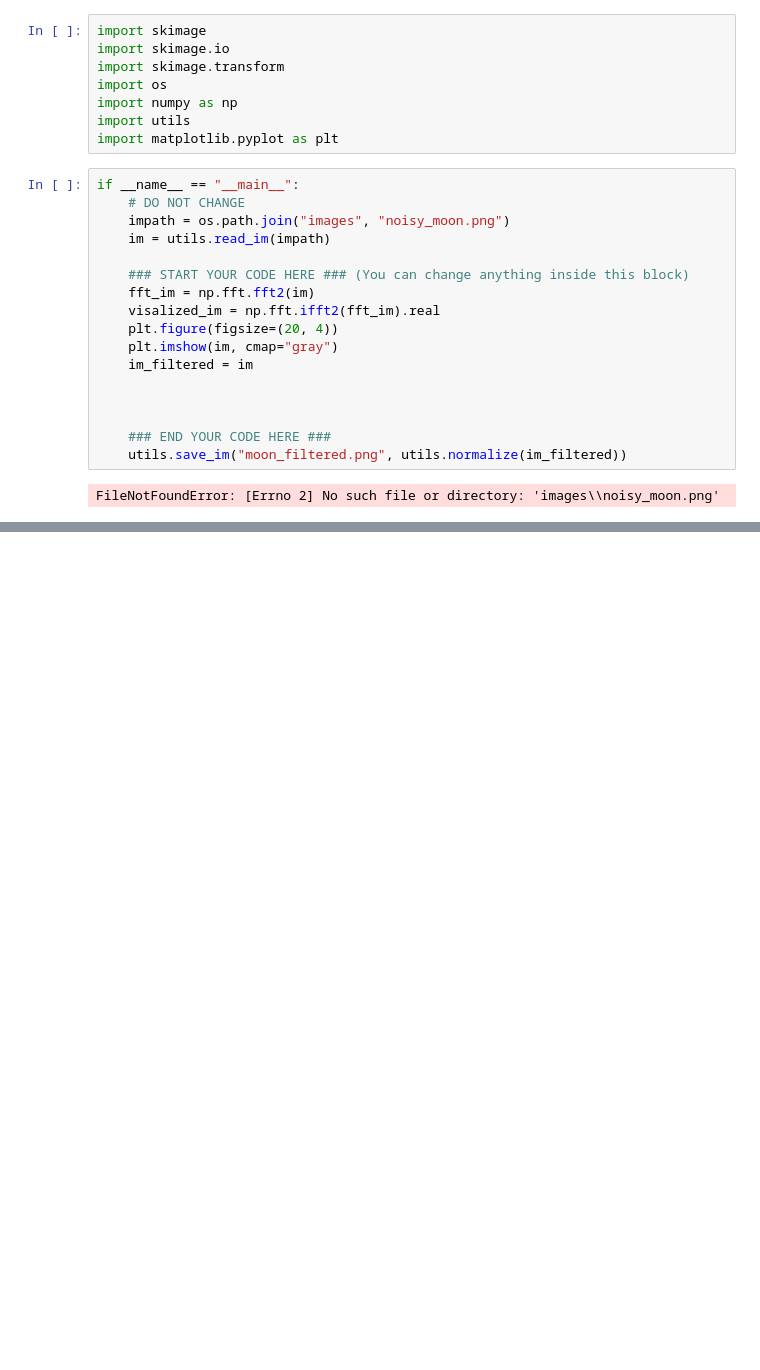
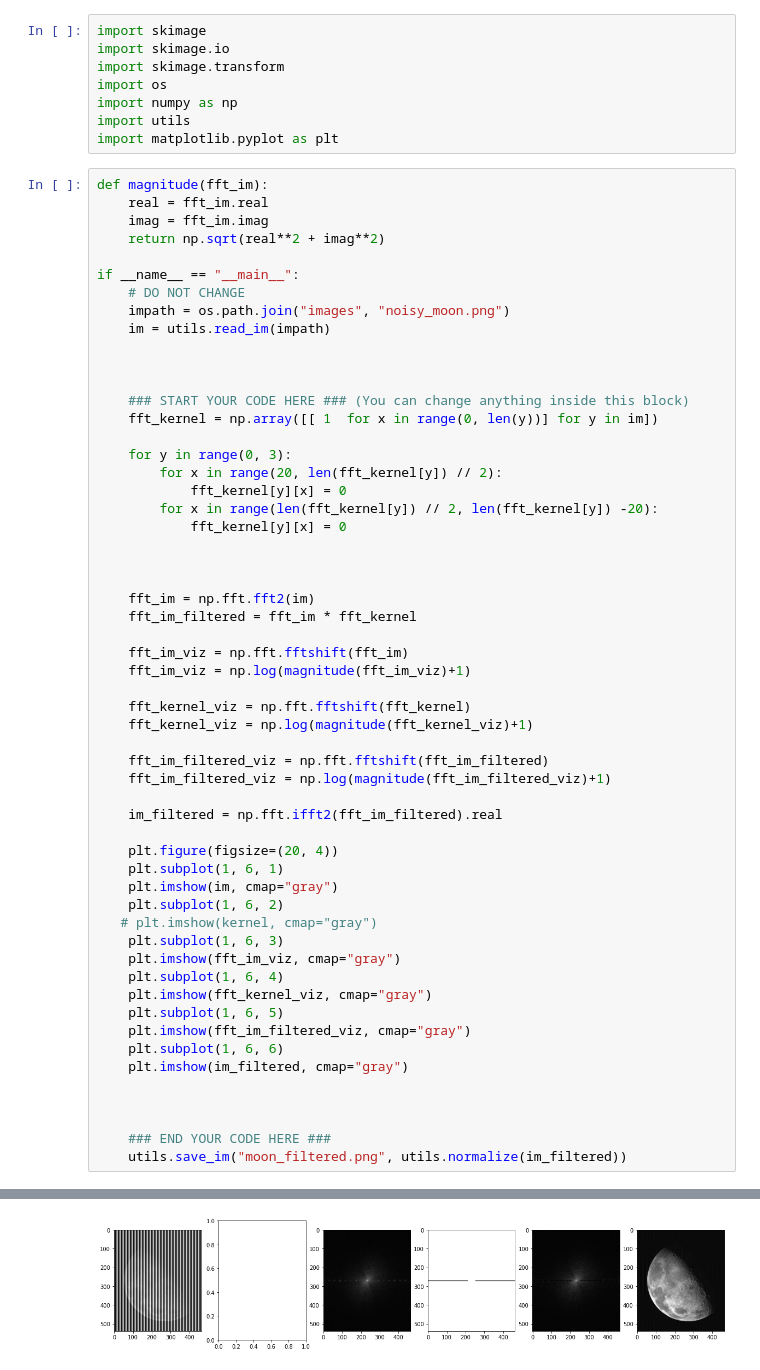
Before and after one commit to tokongs/TDT4195, a Jupyter notebook: TDT4195-StarterCode/assignment2/task4c.ipynb, the cells around one changed output, grey strips where cells are left out. Cells and saved outputs as stored; diff of their text form; blank space fills up the shorter version.

```diff
--- a/TDT4195-StarterCode/assignment2/task4c.ipynb
+++ b/TDT4195-StarterCode/assignment2/task4c.ipynb
@@ -6,22 +6,60 @@ import os
 import numpy as np
 import utils
 import matplotlib.pyplot as plt
-# %%
-if __name__ == "__main__":
-    # DO NOT CHANGE
-    impath = os.path.join("images", "noisy_moon.png")
-    im = utils.read_im(impath)
-
-    ### START YOUR CODE HERE ### (You can change anything inside this block)
-    fft_im = np.fft.fft2(im)
-    visalized_im = np.fft.ifft2(fft_im).real
-    plt.figure(figsize=(20, 4))
-    plt.imshow(im, cmap="gray")
-    im_filtered = im
-
-
-
-    ### END YOUR CODE HERE ###
-    utils.save_im("moon_filtered.png", utils.normalize(im_filtered))
-# %% [output]
-FileNotFoundError: [Errno 2] No such file or directory: 'images\\noisy_moon.png'
+# %%
+def magnitude(fft_im):
+    real = fft_im.real
+    imag = fft_im.imag
+    return np.sqrt(real**2 + imag**2)
+
+if __name__ == "__main__":
+    # DO NOT CHANGE
+    impath = os.path.join("images", "noisy_moon.png")
+    im = utils.read_im(impath)
+
+
+
+    ### START YOUR CODE HERE ### (You can change anything inside this block)
+    fft_kernel = np.array([[ 1  for x in range(0, len(y))] for y in im])
+
+    for y in range(0, 3):
+        for x in range(20, len(fft_kernel[y]) // 2):
+            fft_kernel[y][x] = 0
+        for x in range(len(fft_kernel[y]) // 2, len(fft_kernel[y]) -20):
+            fft_kernel[y][x] = 0
+
+
+
+    fft_im = np.fft.fft2(im)
+    fft_im_filtered = fft_im * fft_kernel
+
+    fft_im_viz = np.fft.fftshift(fft_im)
+    fft_im_viz = np.log(magnitude(fft_im_viz)+1)
+
+    fft_kernel_viz = np.fft.fftshift(fft_kernel)
+    fft_kernel_viz = np.log(magnitude(fft_kernel_viz)+1)
+
+    fft_im_filtered_viz = np.fft.fftshift(fft_im_filtered)
+    fft_im_filtered_viz = np.log(magnitude(fft_im_filtered_viz)+1)
+
+    im_filtered = np.fft.ifft2(fft_im_filtered).real
+
+    plt.figure(figsize=(20, 4))
+    plt.subplot(1, 6, 1)
+    plt.imshow(im, cmap="gray")
+    plt.subplot(1, 6, 2)
+   # plt.imshow(kernel, cmap="gray")
+    plt.subplot(1, 6, 3)
+    plt.imshow(fft_im_viz, cmap="gray")
+    plt.subplot(1, 6, 4)
+    plt.imshow(fft_kernel_viz, cmap="gray")
+    plt.subplot(1, 6, 5)
+    plt.imshow(fft_im_filtered_viz, cmap="gray")
+    plt.subplot(1, 6, 6)
+    plt.imshow(im_filtered, cmap="gray")
+
+
+
+    ### END YOUR CODE HERE ###
+    utils.save_im("moon_filtered.png", utils.normalize(im_filtered))
+# %% [output]
@@ -27,0 +67 @@ FileNotFoundError: [Errno 2] No such file or directory: 'images\\noisy_moon.png'
+[figure, added]
```
Also changed, not shown: parts of 1 cell of this notebook, 10 other files.
